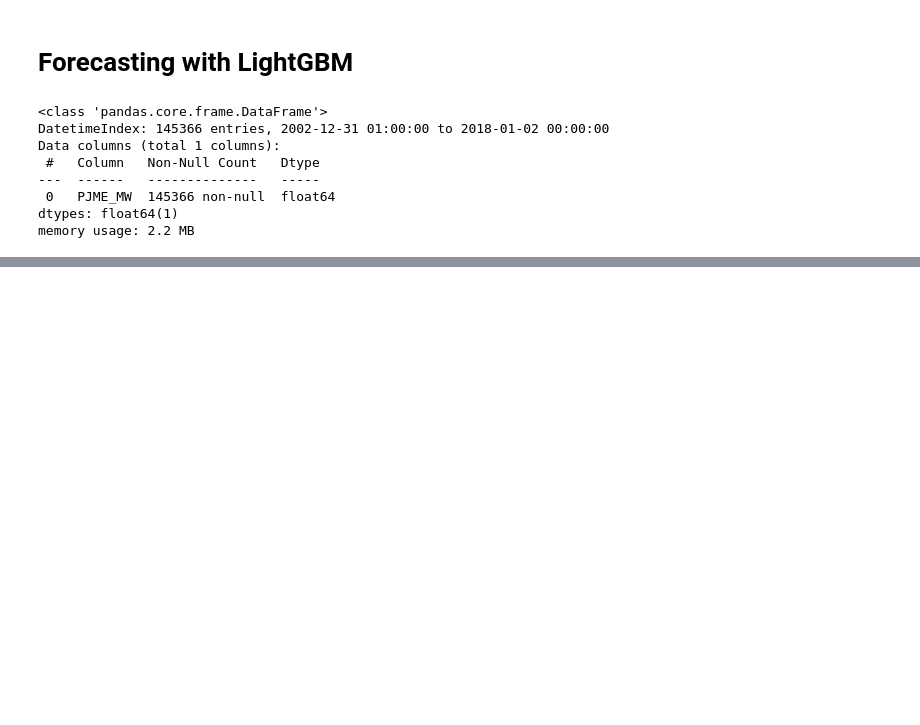
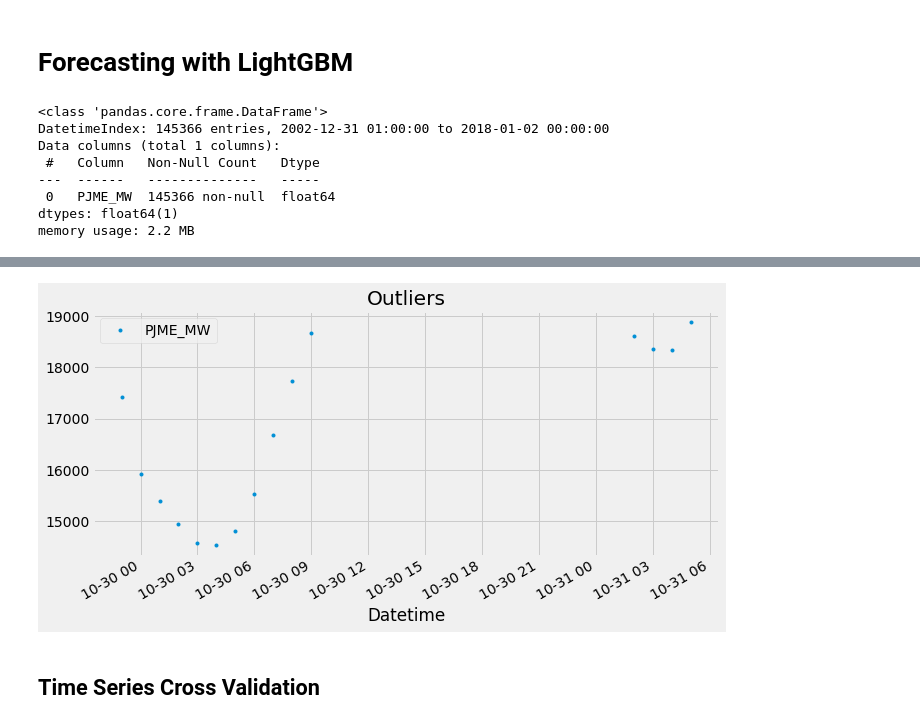
Before and after one commit to hiydavid/time-series, a Jupyter notebook: ts_forecasting_lightgbm.ipynb, the cells around one changed output, grey strips where cells are left out. Saved outputs shown, nothing was run; the diff lists cells and outputs as text; code cells hidden in the pictures; blank space fills up the shorter version.

```diff
--- a/ts_forecasting_lightgbm.ipynb
+++ b/ts_forecasting_lightgbm.ipynb
@@ -212,0 +44,6 @@ plot = plt.suptitle('Oct 3, 2016 - Best Predicted Day')
+# %%
+# show value less than 19_000
+pjme.query("PJME_MW < 19_000").plot(style=".", figsize=(10,5), title="Outliers")
+plt.show()
+# %% [output]
+[figure, added]
@@ -212,0 +53,2 @@ plot = plt.suptitle('Oct 3, 2016 - Best Predicted Day')
+# %% [markdown]
+## Time Series Cross Validation
```
Also changed, not shown: parts of 43 cells of this notebook.
